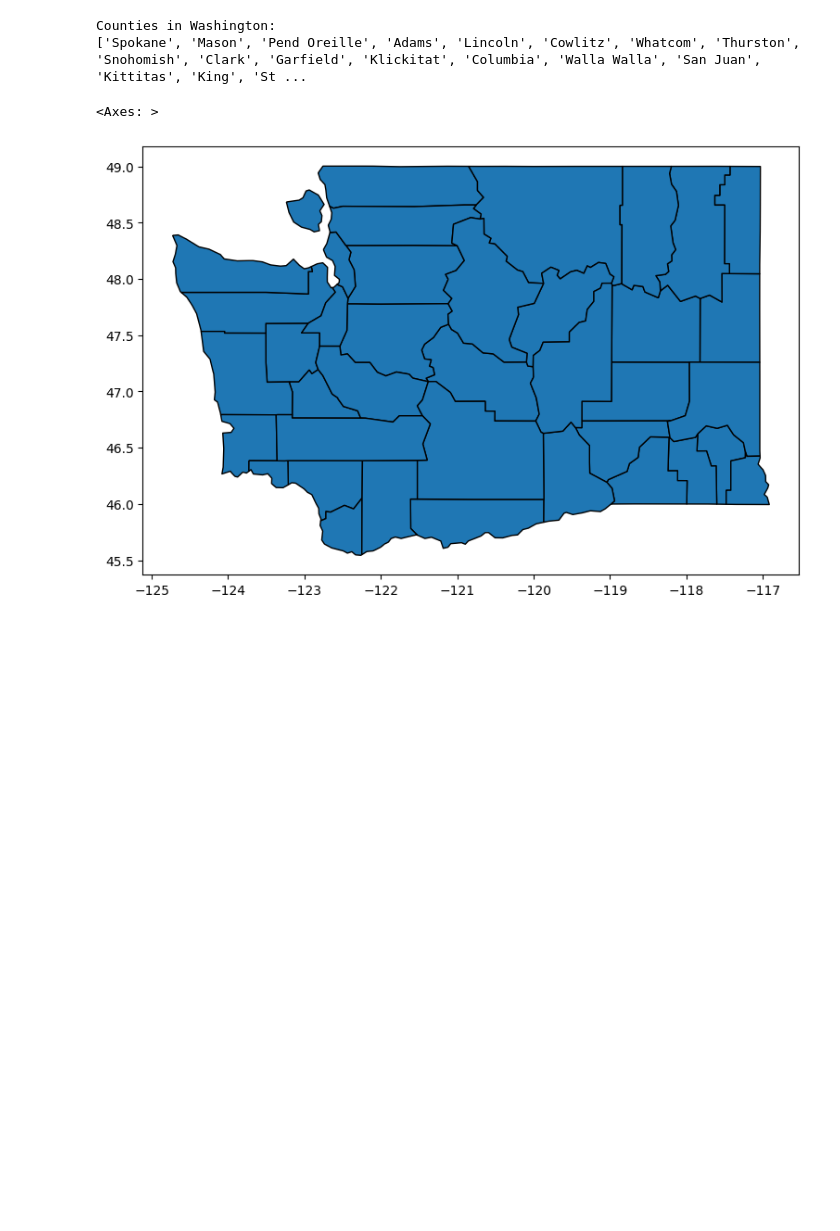
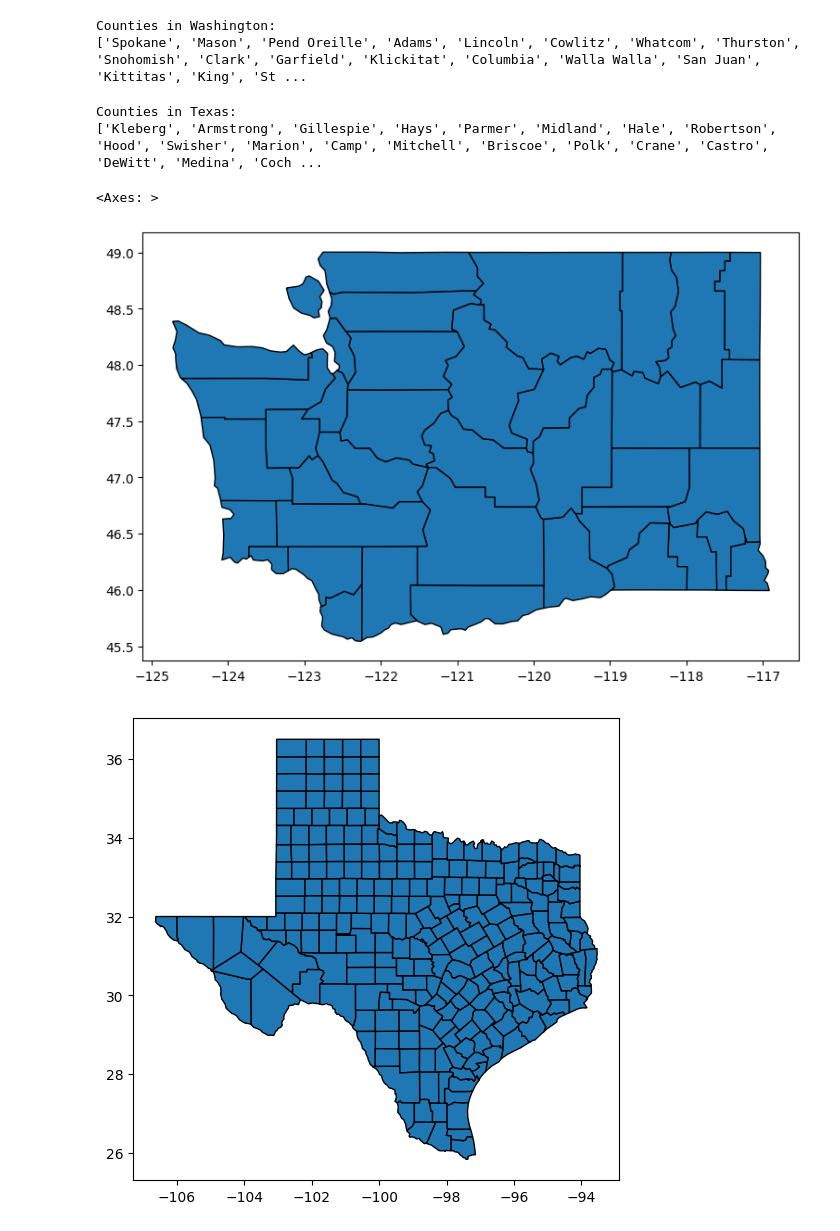
Before and after one commit to zepam/MultiLingualEmergencyAlerts, a Jupyter notebook: maps.ipynb, the cells around one changed output. Drawn from its saved outputs; the diff is of its cells as text; code cells hidden in the pictures; blank space fills up the shorter version.

Commit message:
add texas map

```diff
--- a/maps.ipynb
+++ b/maps.ipynb
@@ -75,9 +75,20 @@ print(washington_counties['NAME'].tolist())
 # %% [output]
 Counties in Washington:
 ['Spokane', 'Mason', 'Pend Oreille', 'Adams', 'Lincoln', 'Cowlitz', 'Whatcom', 'Thurston', 'Snohomish', 'Clark', 'Garfield', 'Klickitat', 'Columbia', 'Walla Walla', 'San Juan', 'Kittitas', 'King', 'St ...
+# %%
+# Filter counties for Texas and display their names
+texas_counties = counties[counties['STATE_NAME'] == 'Texas']
+print("Counties in Texas:")
+print(texas_counties['NAME'].tolist())
+# %% [output]
+Counties in Texas:
+['Kleberg', 'Armstrong', 'Gillespie', 'Hays', 'Parmer', 'Midland', 'Hale', 'Robertson', 'Hood', 'Swisher', 'Marion', 'Camp', 'Mitchell', 'Briscoe', 'Polk', 'Crane', 'Castro', 'DeWitt', 'Medina', 'Coch ...
 # %%
 # plot the counties
 washington_counties.plot(edgecolor='black', figsize=(10,6))
+
+texas_counties.plot(edgecolor='black', figsize=(10,6))
 # %% [output]
 <Axes: >
 [figure]
+[figure, added]
```
